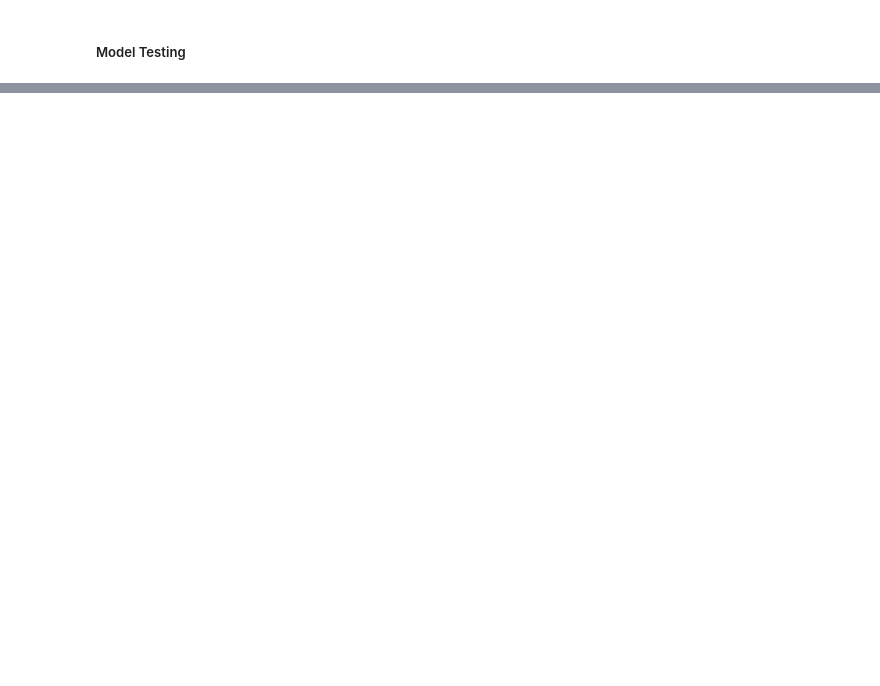
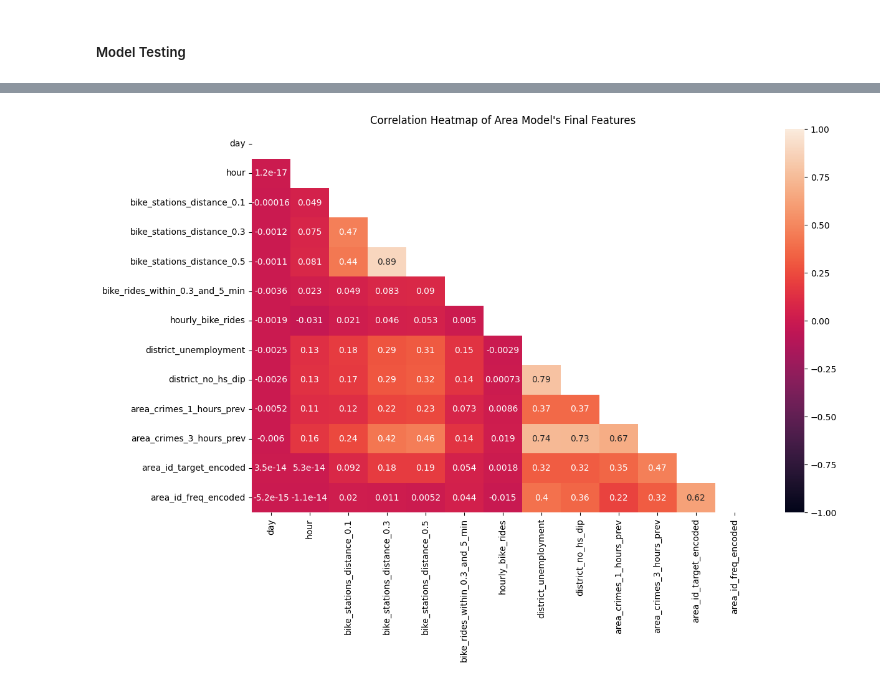
Before and after one commit to evanameyer1/Uncovering-New-Factors-In-Chicago-Crime-through-Regression-Models, a Jupyter notebook: models/notebooks/06_linear_regression.ipynb, the cells around one changed output, grey strips where cells are left out. Saved outputs shown, nothing was run; the diff lists cells and outputs as text; code cells hidden in the pictures; blank space fills up the shorter version.

```diff
--- a/models/notebooks/06_linear_regression.ipynb
+++ b/models/notebooks/06_linear_regression.ipynb
@@ -256,7 +261,7 @@ lr_district_selected_features_ten = pd.DataFrame([
 ##### Using SFS for Feature Selection
 # %%
 area_model = LinearRegression()
-area_sfs = SFS(area_model, k_features='best', forward=True, floating=False, scoring='neg_mean_squared_error', cv=5, verbose=2)
+area_sfs = SFS(area_model, k_features='best', forward=True, floating=False, scoring='neg_mean_squared_error', n_jobs=12, cv=5, verbose=2)
 # %%
 lr_area_feature_training_data = lr_area_feature_training_data[list(lr_area_selected_features_ten['feature'].values)]
 # %%
@@ -328,0 +566,4 @@ print(f"R^2 Score: {district_r2}")
+# %%
+generate_correlation_heatmap(lr_area_feature_training_data, (13, 8), "Correlation Heatmap of Area Model's Final Features", 'area_final_features_corr')
+# %% [output]
+[figure, added]
```
Also changed, not shown: parts of 24 cells of this notebook, 28 other files.
